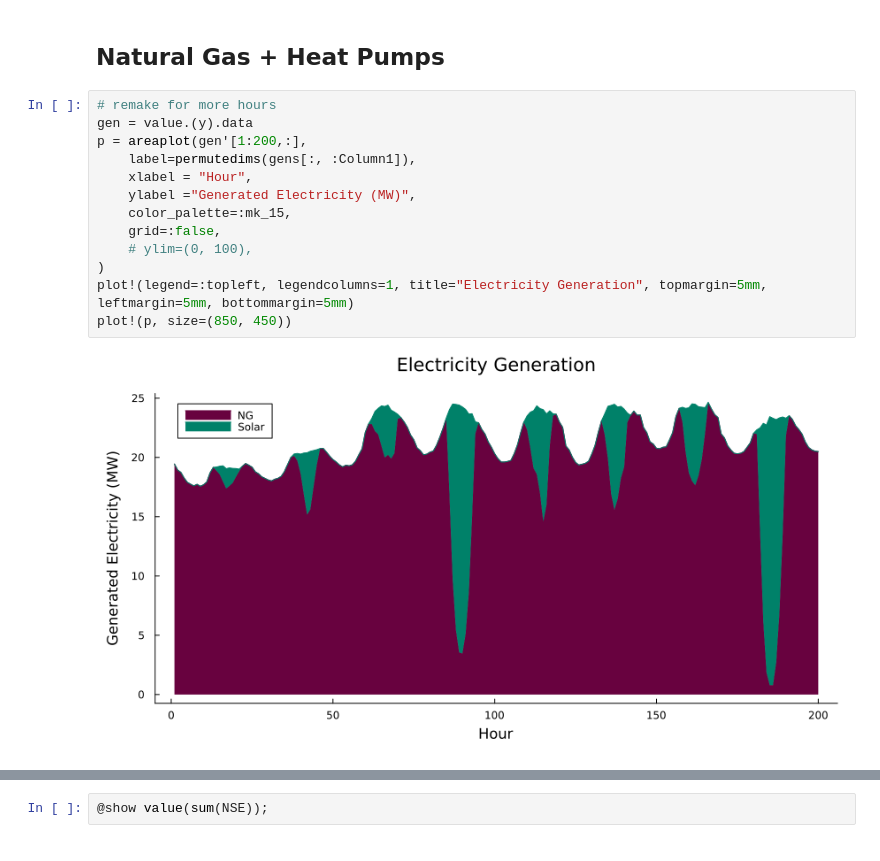
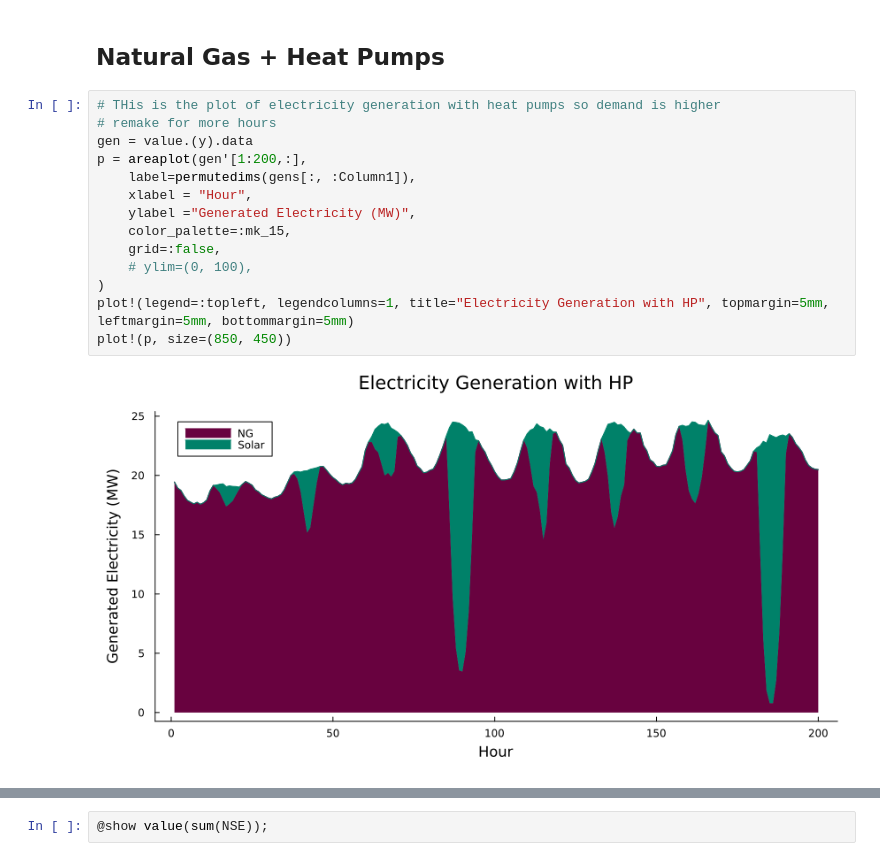
Before and after one commit to BEE4750-FA24/FP-Group6, a Jupyter notebook: Cornell_CHP_Project.ipynb, the cells around one changed output, grey strips where cells are left out. Saved outputs shown, nothing was run; the diff lists cells and outputs as text.

```diff
--- a/Cornell_CHP_Project.ipynb
+++ b/Cornell_CHP_Project.ipynb
@@ -562,18 +474,19 @@ And data, a 2×8736 Matrix{Float64}:
 # %% [markdown]
 ## Natural Gas + Heat Pumps
 # %%
+# THis is the plot of electricity generation with heat pumps so demand is higher
 # remake for more hours
 gen = value.(y).data
 p = areaplot(gen'[1:200,:],
     label=permutedims(gens[:, :Column1]),
     xlabel = "Hour",
     ylabel ="Generated Electricity (MW)",
     color_palette=:mk_15,
     grid=:false,
     # ylim=(0, 100),
 )
-plot!(legend=:topleft, legendcolumns=1, title="Electricity Generation", topmargin=5mm, leftmargin=5mm, bottommargin=5mm)
+plot!(legend=:topleft, legendcolumns=1, title="Electricity Generation with HP", topmargin=5mm, leftmargin=5mm, bottommargin=5mm)
 plot!(p, size=(850, 450))
 # %% [output]
-[figure, old version]
+[figure, new version]
 # %%
```
Also changed, not shown: parts of 23 cells of this notebook.
